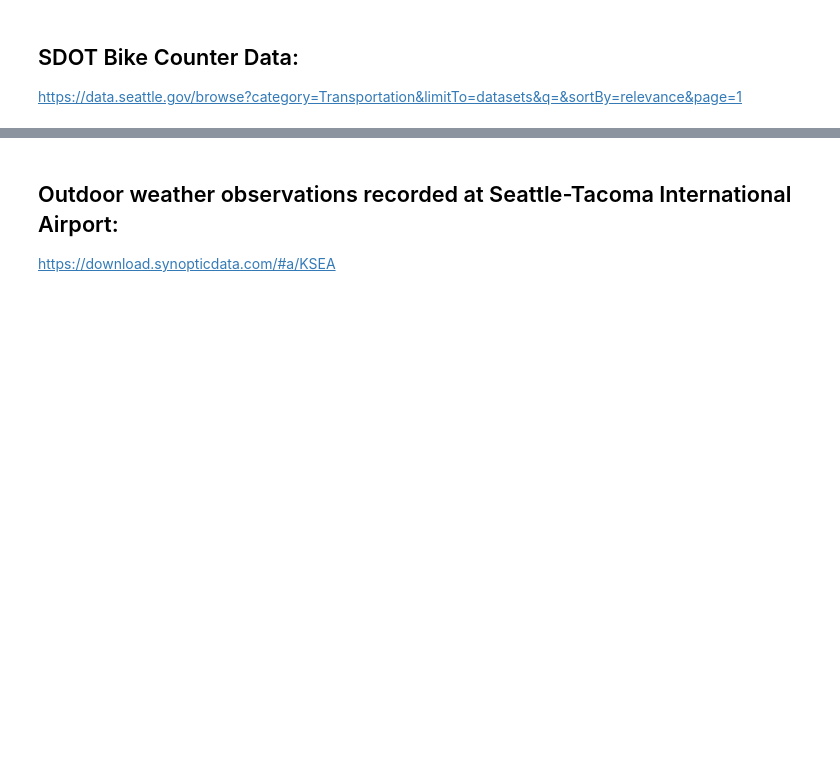
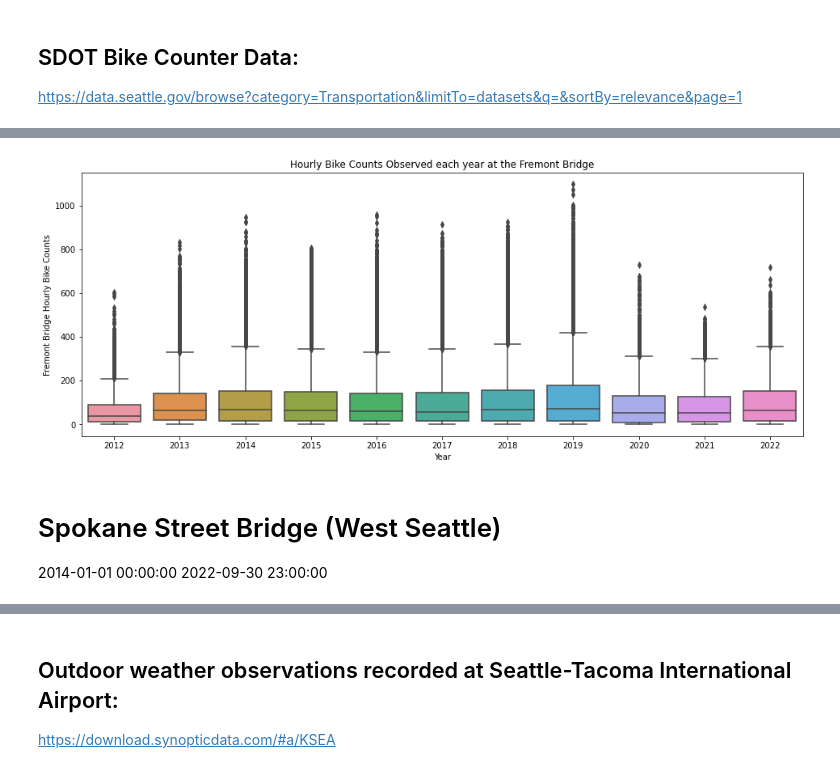
Before and after one commit to aworthyperson/Bike_Counters_Air_Quality, a Jupyter notebook: Import_combine_data.ipynb, the cells around one changed output, grey strips where cells are left out. Cells and saved outputs as stored; diff of their text form; code cells hidden in the pictures; blank space fills up the shorter version.

Commit message:
added spokane st

```diff
--- a/Import_combine_data.ipynb
+++ b/Import_combine_data.ipynb
@@ -53,0 +103,3 @@ ax.set_ylabel("Fremont Bridge Daily Bike Counts",color='k',fontsize=14);
+# %%
+bike['time_yr'] = bike.Date.dt.year
+bike
@@ -53,0 +120,28 @@ ax.set_ylabel("Fremont Bridge Daily Bike Counts",color='k',fontsize=14);
+# %%
+import matplotlib.pyplot as plt
+import seaborn
+
+
+#my_pal = {time_hour: "r" if time_hour == (9 & 10).any() else "b" for time_hour in ins.time_hour.unique()}
+
+
+fig, ax = plt.subplots(figsize=(16,6))
+seaborn.boxplot(x = bike.time_yr,
+                y = bike['Fremont Bridge Total'],
+#                palette=my_pal,
+                ax = ax)
+
+
+
+ax.set(ylabel='Fremont Bridge Hourly Bike Counts',
+       xlabel='Year',
+       title='Hourly Bike Counts Observed each year at the Fremont Bridge');
+
+#plt.savefig('box_plot_hour.pdf')
+# %% [output]
+[figure, added]
+# %% [markdown]
+# Spokane Street Bridge (West Seattle)
+
+2014-01-01 00:00:00
+2022-09-30 23:00:00
```
Also changed, not shown: parts of 12 cells of this notebook, 1 other file.
